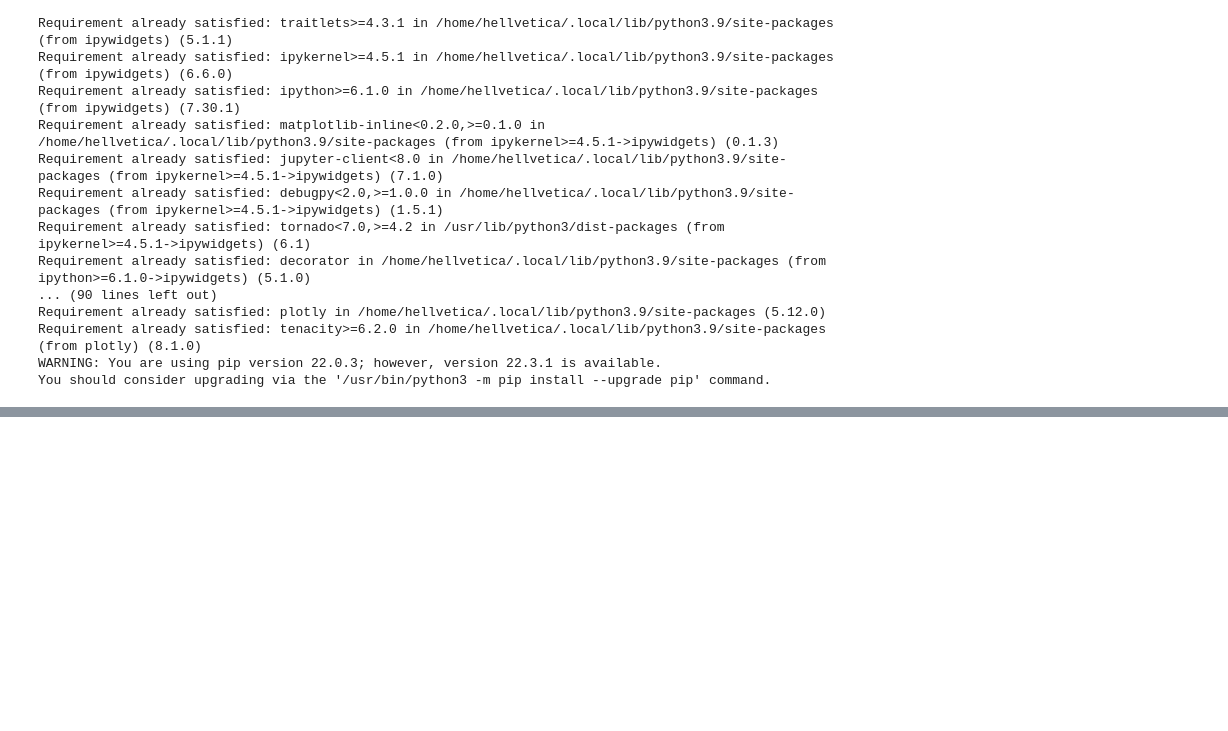
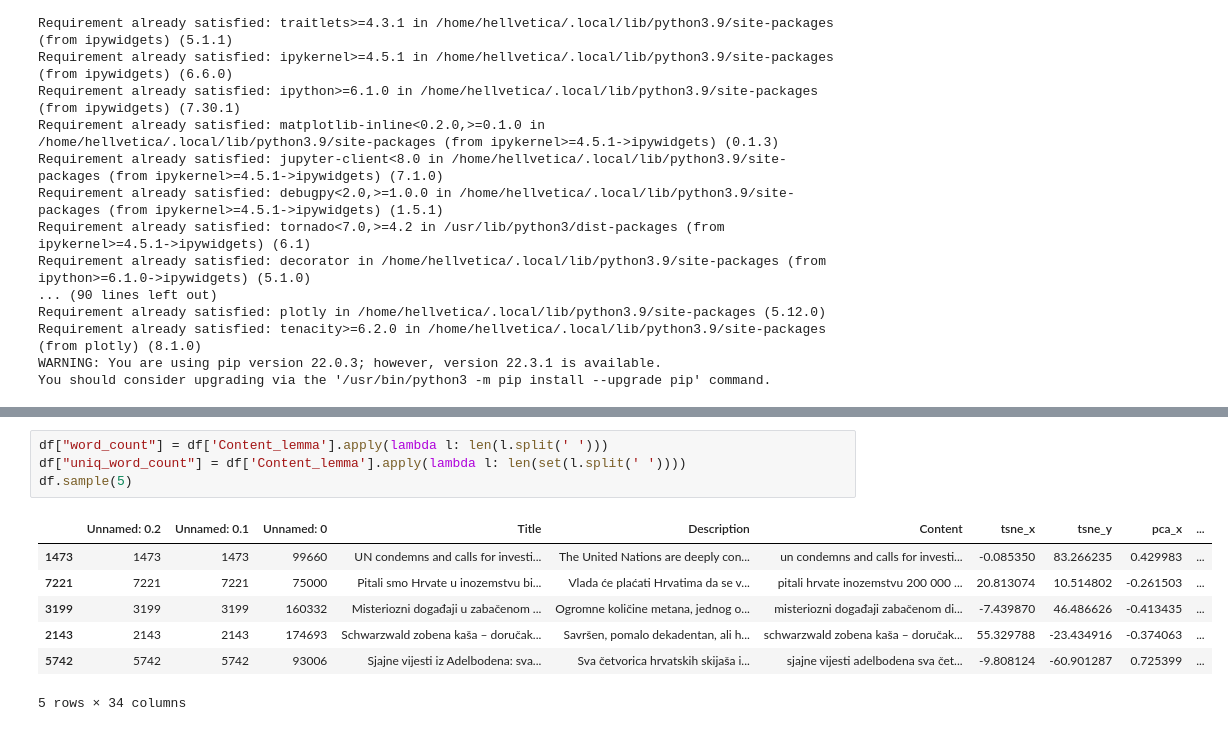
Before and after one commit to hellvetica42/VIZPOD, a Jupyter notebook: VIZPOD.ipynb, the cells around one changed output, grey strips where cells are left out. Saved outputs shown, nothing was run; the diff lists cells and outputs as text; blank space fills up the shorter version.

```diff
--- a/VIZPOD.ipynb
+++ b/VIZPOD.ipynb
@@ -93,3 +77,15 @@ df
+# %%
+df["word_count"] = df['Content_lemma'].apply(lambda l: len(l.split(' ')))
+df["uniq_word_count"] = df['Content_lemma'].apply(lambda l: len(set(l.split(' '))))
+df.sample(5)
+# %% [output]
+|  | Unnamed: 0.2 | Unnamed: 0.1 | Unnamed: 0 | Title | Description | Content | tsne_x | tsne_y | pca_x | ... |
+| 1473 | 1473 | 1473 | 99660 | UN condemns and calls for investi... | The United Nations are deeply con... | un condemns and calls for investi... | -0.085350 | 83.266235 | 0.429983 | ... |
+| 7221 | 7221 | 7221 | 75000 | Pitali smo Hrvate u inozemstvu bi... | Vlada će plaćati Hrvatima da se v... | pitali hrvate inozemstvu 200 000 ... | 20.813074 | 10.514802 | -0.261503 | ... |
+| 3199 | 3199 | 3199 | 160332 | Misteriozni događaji u zabačenom ... | Ogromne količine metana, jednog o... | misteriozni događaji zabačenom di... | -7.439870 | 46.486626 | -0.413435 | ... |
+| 2143 | 2143 | 2143 | 174693 | Schwarzwald zobena kaša – doručak... | Savršen, pomalo dekadentan, ali h... | schwarzwald zobena kaša – doručak... | 55.329788 | -23.434916 | -0.374063 | ... |
+| 5742 | 5742 | 5742 | 93006 | Sjajne vijesti iz Adelbodena: sva... | Sva četvorica hrvatskih skijaša i... | sjajne vijesti adelbodena sva čet... | -9.808124 | -60.901287 | 0.725399 | ... |
+5 rows × 34 columns
 # %%
 import plotly.express as px
 palette = ['#1f77b4', '#aec7e8', '#ff7f0e', '#ffbb78', '#2ca02c', '#98df8a', '#d62728', '#ff9896', '#9467bd', '#c5b0d5', '#8c564b', '#c49c94', '#e377c2', '#f7b6d2', '#7f7f7f', '#c7c7c7', '#bcbd22', '#dbdb8d', '#17becf', '#9edae5']
```
Also changed, not shown: parts of 6 cells of this notebook, 1 other file.
